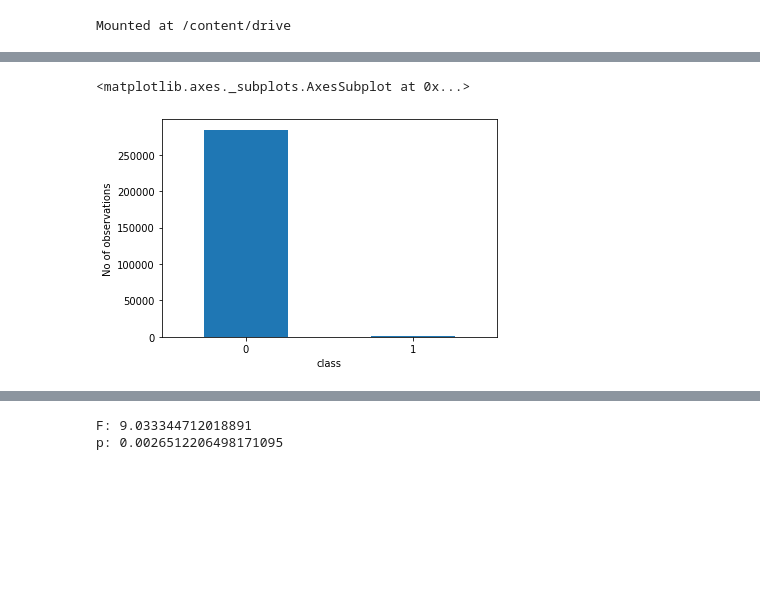
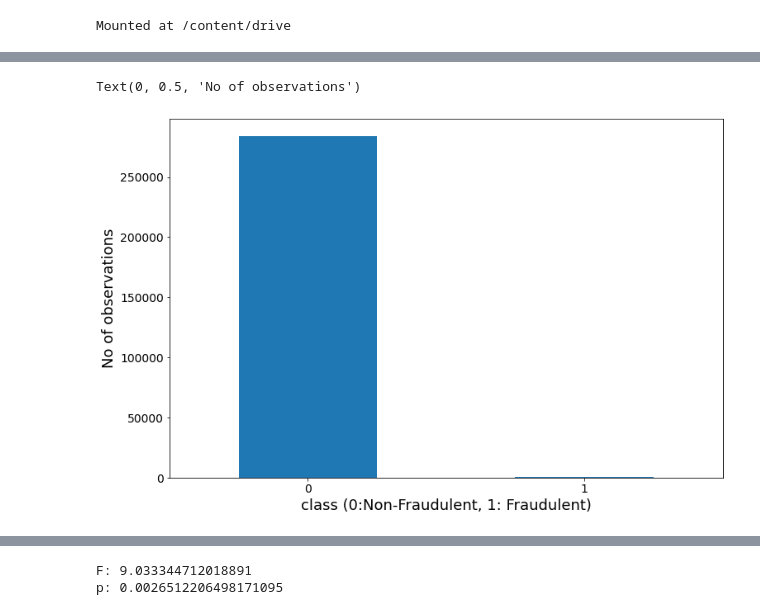
Before and after one commit to mopu3263/Credit-Card-Fraud-Detection, a Jupyter notebook: Credit_Card_Fraud_with_Pipeline.ipynb, the cells around one changed output, grey strips where cells are left out. Saved outputs shown, nothing was run; the diff lists cells and outputs as text; code cells hidden in the pictures; blank space fills up the shorter version.

```diff
--- a/Credit_Card_Fraud_with_Pipeline.ipynb
+++ b/Credit_Card_Fraud_with_Pipeline.ipynb
@@ -28,10 +46,12 @@ print(fnf/len(df))
 # %%
 #Data visualization
 import seaborn as sns
-
-fnf.plot(kind="bar",xlabel="class",ylabel="No of observations",rot=0)
+f,ax=plt.subplots(figsize=(12,8))
+fnf.plot(kind="bar",rot=0, fontsize=14)
+ax.set_xlabel('class (0:Non-Fraudulent, 1: Fraudulent)',fontsize=18)
+ax.set_ylabel('No of observations',fontsize=18)
 # %% [output]
-<matplotlib.axes._subplots.AxesSubplot at 0x...>
+Text(0, 0.5, 'No of observations')
-[figure, old version]
+[figure, new version]
 # %%
 #Seaborn polot
```
Also changed, not shown: parts of 24 cells of this notebook.
